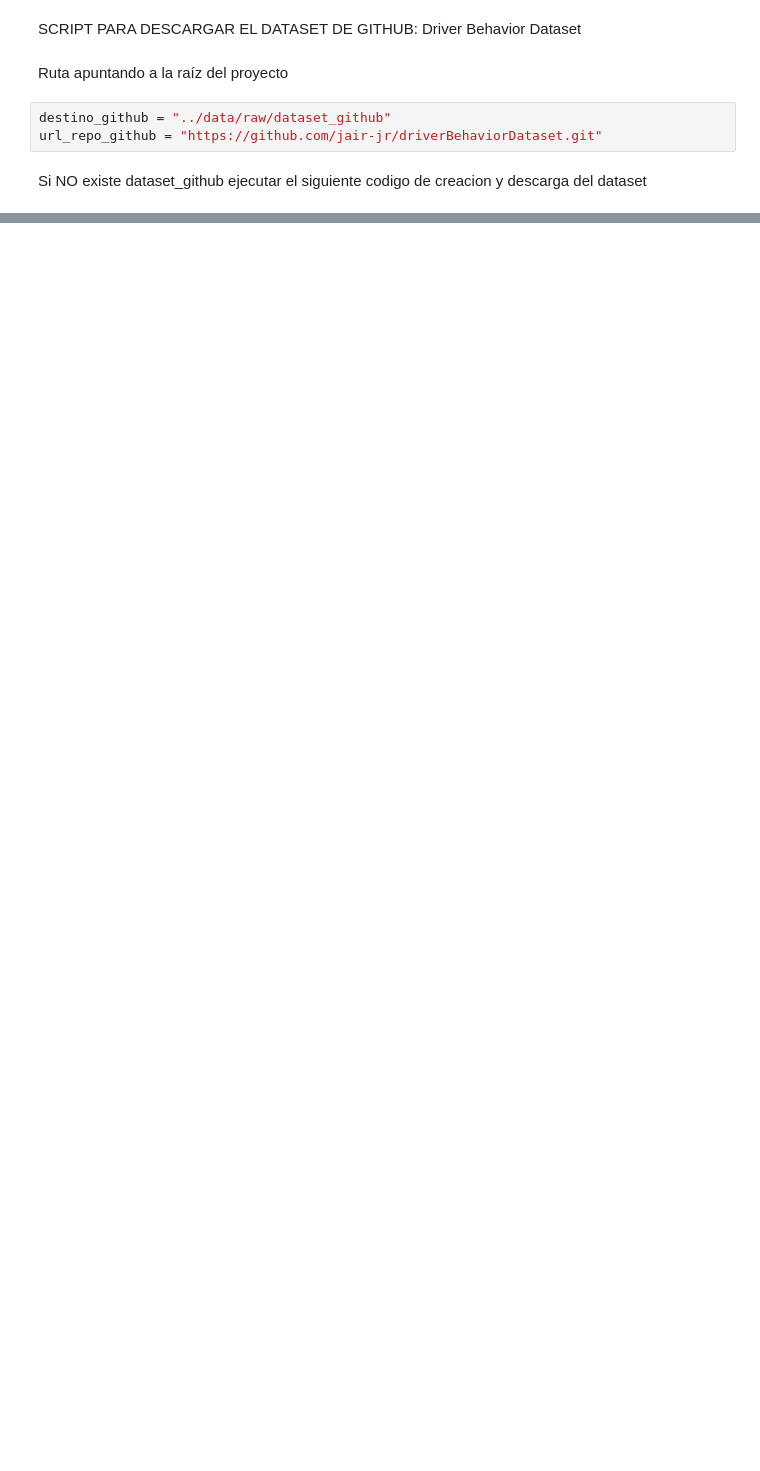
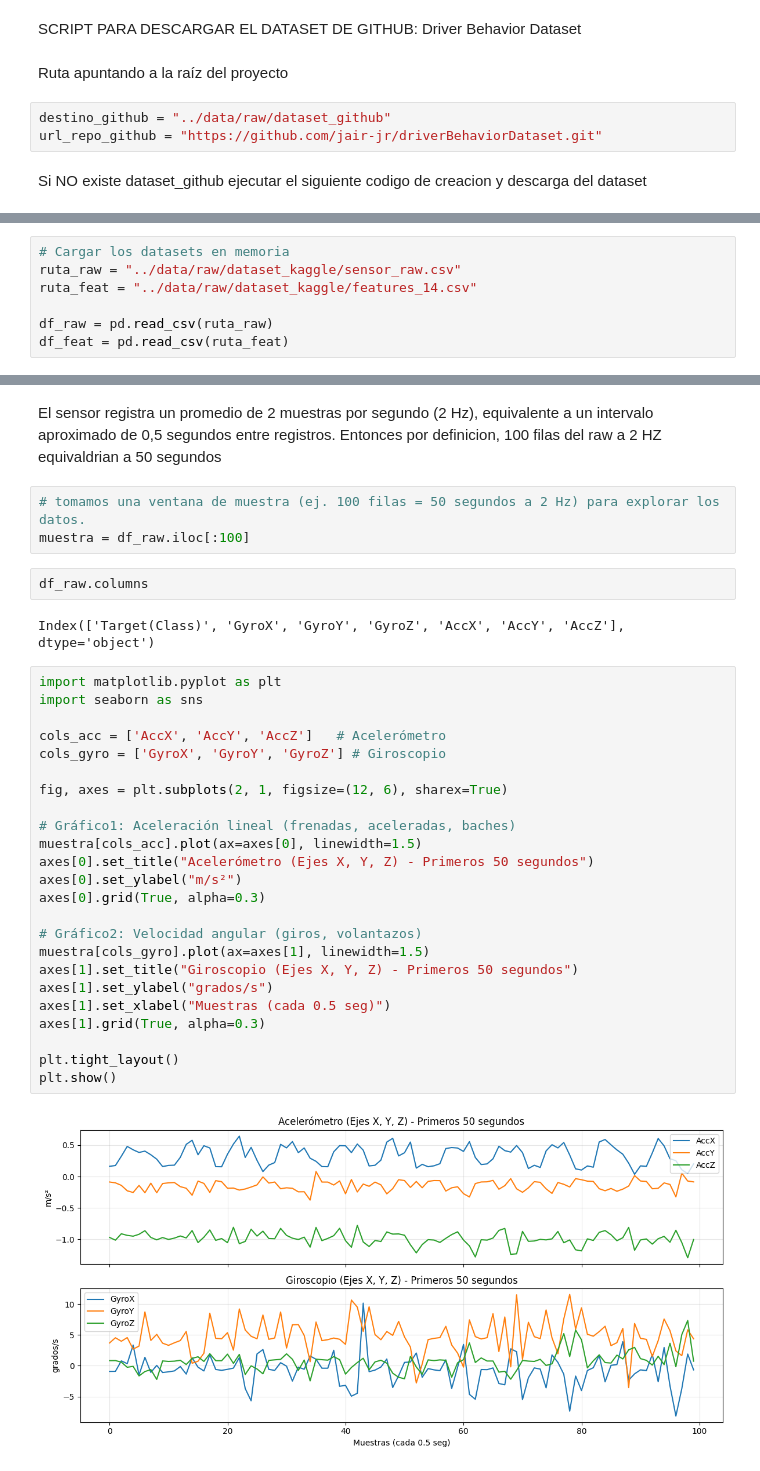
Before and after one commit to muller10000/tp-ia-driving-behavior, a Jupyter notebook: notebooks/1_exploracion_datos.ipynb, the cells around one changed output, grey strips where cells are left out. Saved outputs shown, nothing was run; the diff lists cells and outputs as text; blank space fills up the shorter version.

```diff
--- a/notebooks/1_exploracion_datos.ipynb
+++ b/notebooks/1_exploracion_datos.ipynb
@@ -81,0 +97,7 @@ Descarga exitosa.Datos de GitHub copiados a: ../data/raw/dataset_github
+# %%
+# Cargar los datasets en memoria
+ruta_raw = "../data/raw/dataset_kaggle/sensor_raw.csv"
+ruta_feat = "../data/raw/dataset_kaggle/features_14.csv"
+
+df_raw = pd.read_csv(ruta_raw)
+df_feat = pd.read_csv(ruta_feat)
@@ -81,0 +183,35 @@ Descarga exitosa.Datos de GitHub copiados a: ../data/raw/dataset_github
+# %% [markdown]
+El sensor registra un promedio de 2 muestras por segundo (2 Hz), equivalente a un intervalo aproximado de 0,5 segundos entre registros. Entonces por definicion, 100 filas del raw a 2 HZ equivaldrian a 50 segundos
+# %%
+# tomamos una ventana de muestra (ej. 100 filas = 50 segundos a 2 Hz) para explorar los datos.
+muestra = df_raw.iloc[:100]
+# %%
+df_raw.columns
+# %% [output]
+Index(['Target(Class)', 'GyroX', 'GyroY', 'GyroZ', 'AccX', 'AccY', 'AccZ'], dtype='object')
+# %%
+import matplotlib.pyplot as plt
+import seaborn as sns
+
+cols_acc = ['AccX', 'AccY', 'AccZ']   # Acelerómetro
+cols_gyro = ['GyroX', 'GyroY', 'GyroZ'] # Giroscopio
+
+fig, axes = plt.subplots(2, 1, figsize=(12, 6), sharex=True)
+
+# Gráfico1: Aceleración lineal (frenadas, aceleradas, baches)
+muestra[cols_acc].plot(ax=axes[0], linewidth=1.5)
+axes[0].set_title("Acelerómetro (Ejes X, Y, Z) - Primeros 50 segundos")
+axes[0].set_ylabel("m/s²")
+axes[0].grid(True, alpha=0.3)
+
+# Gráfico2: Velocidad angular (giros, volantazos)
+muestra[cols_gyro].plot(ax=axes[1], linewidth=1.5)
+axes[1].set_title("Giroscopio (Ejes X, Y, Z) - Primeros 50 segundos")
+axes[1].set_ylabel("grados/s")
+axes[1].set_xlabel("Muestras (cada 0.5 seg)")
+axes[1].grid(True, alpha=0.3)
+
+plt.tight_layout()
+plt.show()
+# %% [output]
+[figure, added]
```
Also changed, not shown: parts of 114 cells of this notebook, 4 other files.
